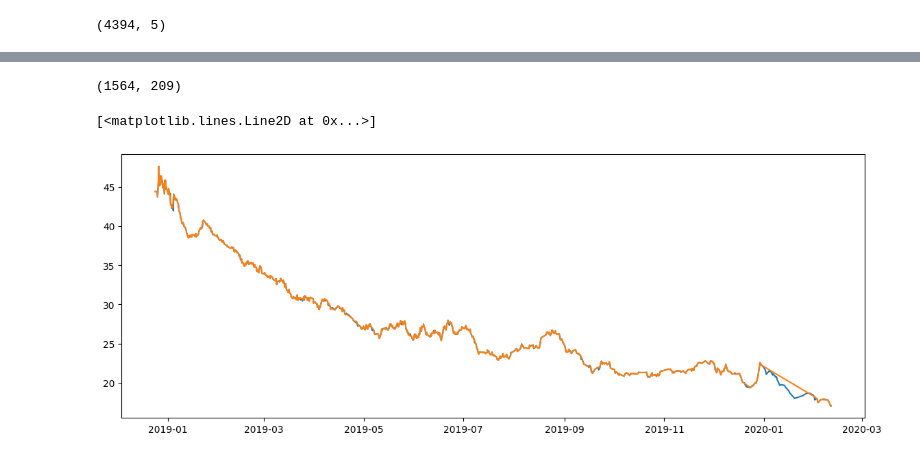
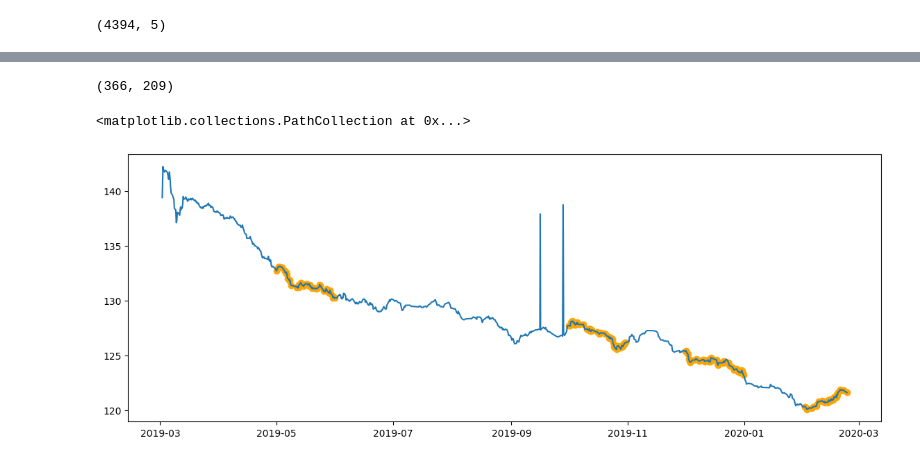
Before and after one commit to skeptlk/ecm, a Jupyter notebook: merge_output_one_to_one.ipynb, the cells around one changed output, grey strips where cells are left out. Drawn from its saved outputs; the diff is of its cells as text; code cells hidden in the pictures.

```diff
--- a/merge_output_one_to_one.ipynb
+++ b/merge_output_one_to_one.ipynb
@@ -4,16 +4,17 @@ In this file I attempt to find respecting record in ACMS (input) dataset for eac
 import matplotlib.pyplot as plt
 import pandas as pd
 # %%
-acms_full = pd.read_csv('./data/neo_takeoff_202403260034.csv', parse_dates=['reportts'], low_memory=False) \
-    .drop(columns=[
-        'processedts',
-    ])
+acms_path = './data/neo_takeoff_202403260034.csv'
+# acms_path = './data/neo_takeoff_202404192324.csv'
 
-acnum = 'VQ-BGU'
+acms_full = pd.read_csv(acms_path, parse_dates=['reportts'], low_memory=False)
+
+# acnum = 'VQ-BGU'
+acnum = 'VP-BWB'
+# takeoff_reportname = 'A321 ENGINE TAKE OFF REPORT'
 # takeoff_reportname = 'A320 ENGINE TAKE OFF REPORT'
-takeoff_reportname = 'A321 ENGINE TAKE OFF REPORT'
 
-acms = acms_full.query(f'acnum == @acnum and reportname == @takeoff_reportname') \
+acms = acms_full.query(f'acnum == @acnum') \
     .drop(columns=['reportname']) \
     .set_index('reportts') \
     .sort_index()
@@ -24,18 +25,19 @@ acms.shape
 # %%
-egtm_raw = pd.read_csv('./data/EGTM.csv', parse_dates=['RECORDED_DT']) \
+egtm_raw = pd.read_csv('./data/Data EGT N1Vib ACC ITT.csv', parse_dates=['RECORDED_DT']) \
     .drop(columns=['ESN']) \
     .rename(columns={
         'AIRCRAFT': 'acnum',
         'POSITION': 'pos',
         'RECORDED_DT': 'recorded_dt',
-        'RWCTOMAR': 'egtm'
+        'RWCTOMAR': 'egtm',
+        'EGTM': 'egtm'
     }) \
     .loc[:, :'egtm']
 
 egtm_raw['recorded_dt'] = pd.to_datetime(egtm_raw['recorded_dt'], format='%m/%d/%Y %I:%M:%S', errors='raise')
 
-egtm = egtm_raw[(egtm_raw['acnum'] == acnum)]
+egtm = egtm_raw.query(f'acnum == @acnum and egtm > 0')
 
-egtm.head(4)
+egtm.head()
 # %% [output]
 |  | acnum | pos | recorded_dt | egtm |
@@ -204,8 +150,3 @@ merged_sample.tail(5)
 # %%
 # merged_sample.drop(columns=['reportts_']) \
 #              .to_csv('./takeoff-merged-VQ-BGU-30s-full.csv', index=False)
-# %%
-m = merged_sample
-m[(m['reportts'] > '2019-10-19') & (m['reportts'] < '2019-10-22')][
-    ['pos', 'reportts_', 'egt', 'reportts', 'egtm']
-]
@@ -241,14 +172,14 @@ for pos in [1, 2]:
 merged2 = pd.concat(res).dropna(subset=['egtm'])
 merged2.shape
 # %% [output]
-(1564, 209)
+(366, 209)
 # %%
 plt.figure(figsize=(14, 5))
-m = merged2.query('pos==1')
-e = egtm_raw.query('acnum=="VQ-BGU" and pos==1')
+m = merged2.query('pos==1 and egtm > 80 and egtm < 150')
+e = egtm_raw.query('acnum==@acnum and pos==1 and egtm > 80 and egtm < 150')
 plt.plot(e['recorded_dt'], e['egtm'])
-plt.plot(m['reportts'], m['egtm'])
+plt.scatter(m['reportts'], m['egtm'], color='orange')
 # %% [output]
-[<matplotlib.lines.Line2D at 0x...>]
+<matplotlib.collections.PathCollection at 0x...>
-[figure, old version]
+[figure, new version]
 # %%
```
Also changed, not shown: parts of 12 cells of this notebook, 1 other file.
